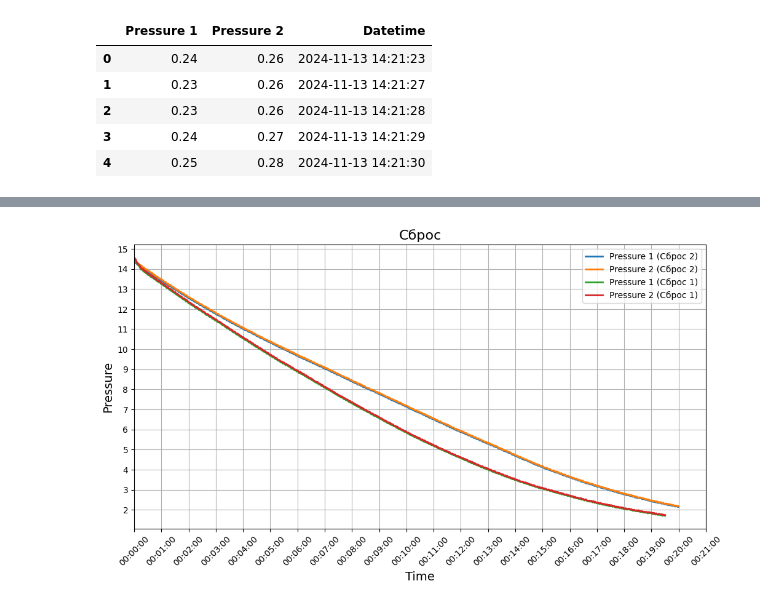
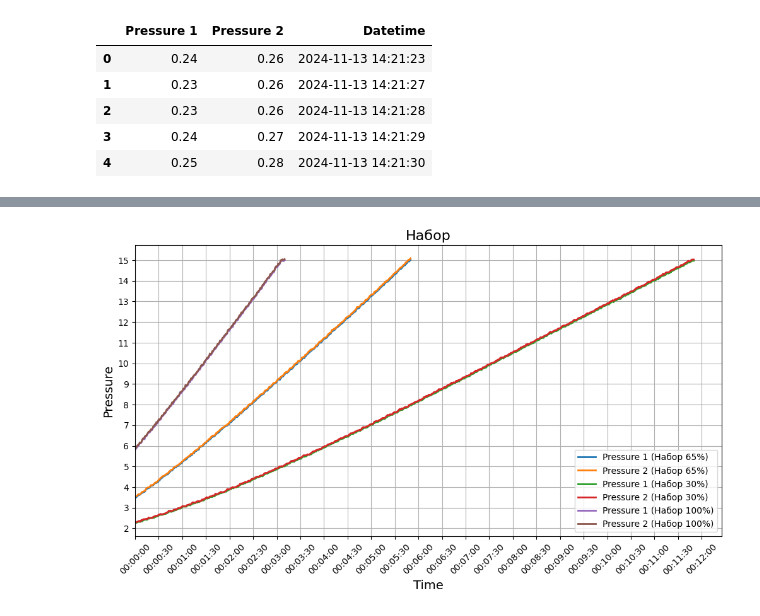
Before and after one commit to DafterT/FQW-SIG, a Jupyter notebook: Model/data_for_model/display.ipynb, the cells around one changed output, grey strips where cells are left out. Cells and saved outputs as stored; diff of their text form; code cells hidden in the pictures.

```diff
--- a/Model/data_for_model/display.ipynb
+++ b/Model/data_for_model/display.ipynb
@@ -158,8 +172,9 @@ def plot_multiple_intervals(df, intervals, name, interval=10):
     plt.savefig(save_path, dpi=300)  # Сохраняем график с высоким качеством (300 dpi)
     plt.show()
 # %%
-plot_multiple_intervals(df, [("2024-11-13 15:11:00", "2024-11-13 15:31:00", 'Сброс 2'),
-                             ("2024-11-13 14:34:30", "2024-11-13 14:54:00", 'Сброс 1')],
-                        'Сброс', 60)
+plot_multiple_intervals(df, [("2024-11-13 15:33:00", "2024-11-13 15:38:50", 'Набор 65%'),
+                             ("2024-11-13 14:57:35", "2024-11-13 15:09:25", 'Набор 30%'),
+                             ("2024-11-13 14:29:50", "2024-11-13 14:33:00", 'Набор 100%')],
+                        'Набор', 30)
 # %% [output]
-[figure, old version]
+[figure, new version]
```
Also changed, not shown: parts of 13 cells of this notebook, 28 other files.
